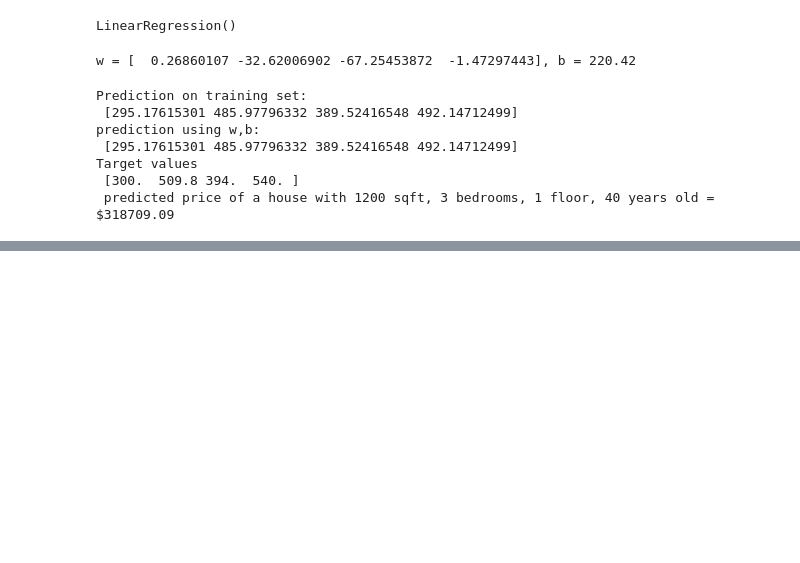
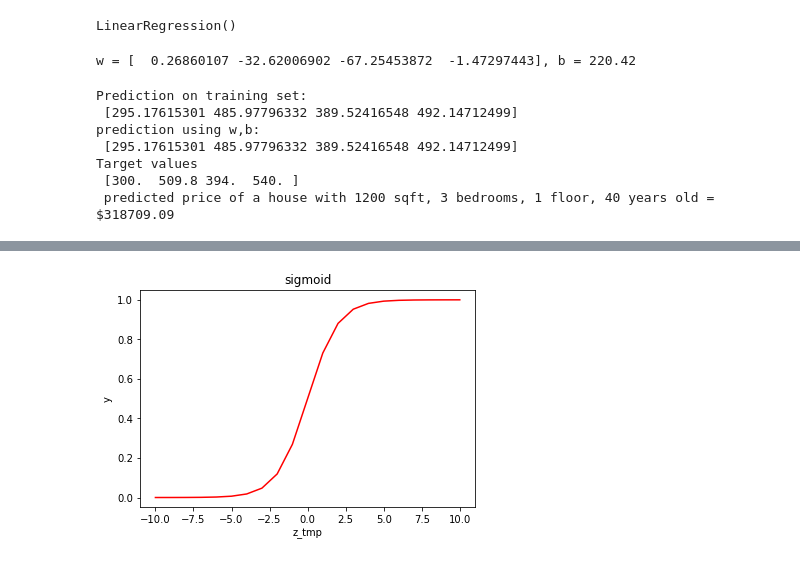
Before and after one commit to trianhdev/Machine-Learning-Specialization-Coursera, a Jupyter notebook: Mine/Mine.ipynb, the cells around one changed output, grey strips where cells are left out. Saved outputs shown, nothing was run; the diff lists cells and outputs as text; code cells hidden in the pictures; blank space fills up the shorter version.

```diff
--- a/Mine/Mine.ipynb
+++ b/Mine/Mine.ipynb
@@ -548,0 +645,7 @@ Target values
+# %%
+df=pd.DataFrame(list(zip(z_tmp,y)),columns=["z_tmp","y"])
+sns.lineplot(x="z_tmp",y="y",data=df, color="r")
+plt.title("sigmoid")
+plt.show()
+# %% [output]
+[figure, added]
```
Also changed, not shown: parts of 13 cells of this notebook.
